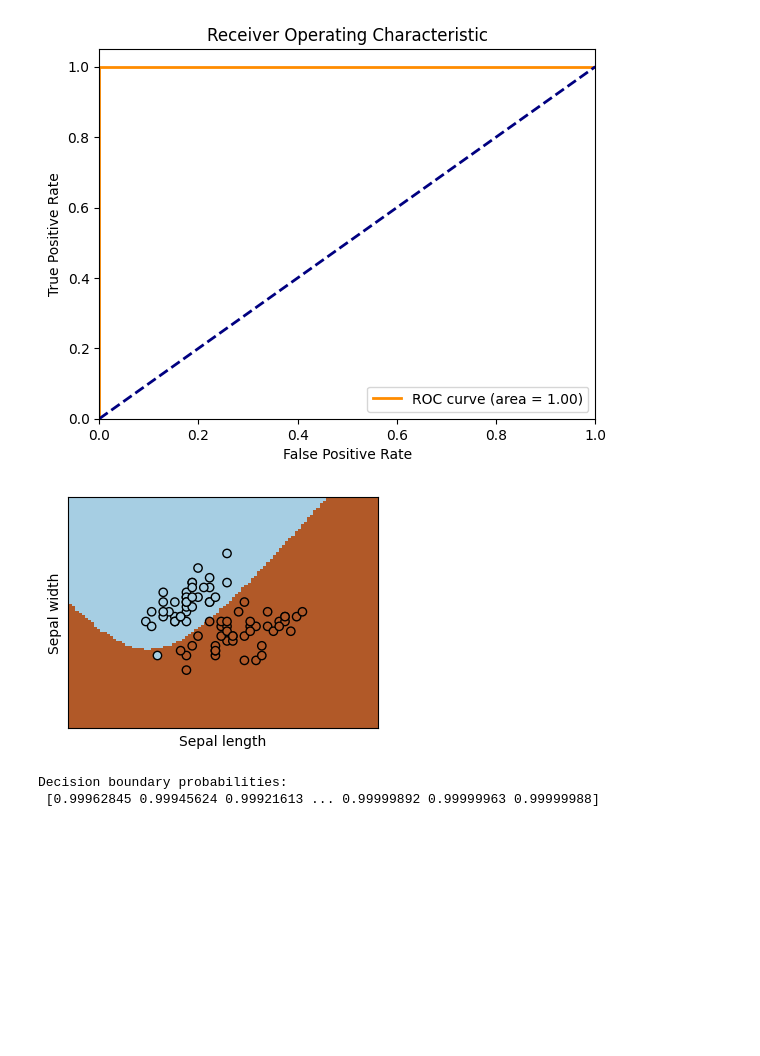
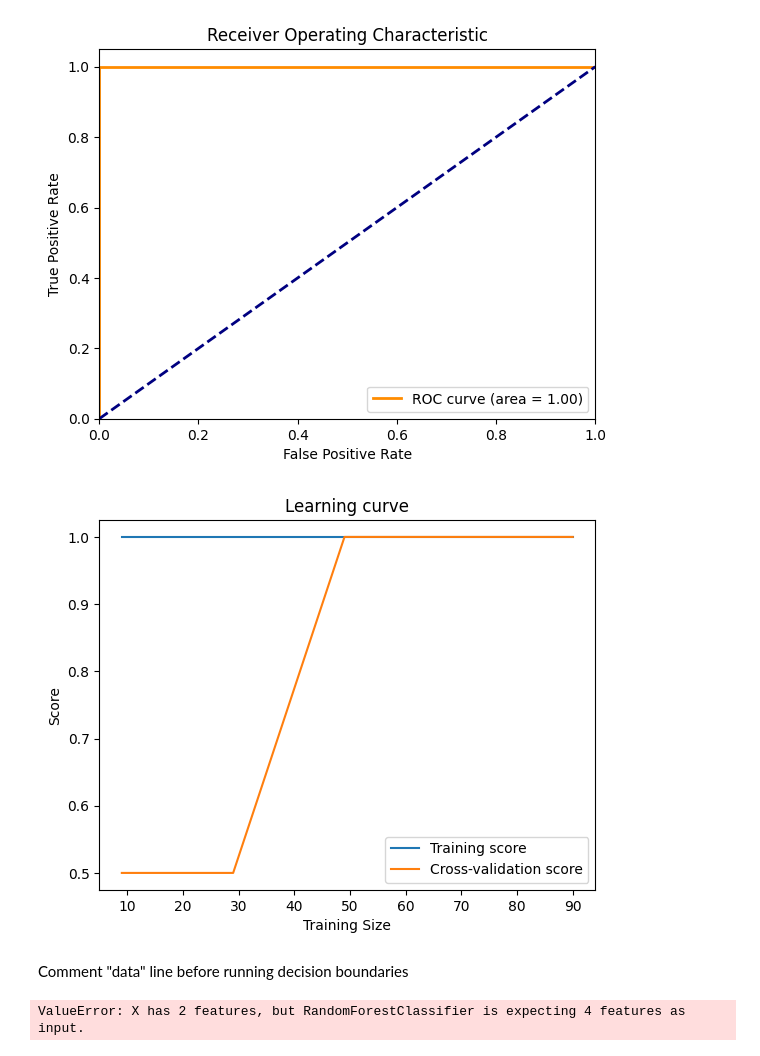
Before and after one commit to JasonV255/Vscode, a Jupyter notebook: AI/Classifier.ipynb, the cells around one changed output. Cells and saved outputs as stored; diff of their text form; code cells hidden in the pictures; blank space fills up the shorter version.

Commit message:
Finoshed classifier

```diff
--- a/AI/Classifier.ipynb
+++ b/AI/Classifier.ipynb
@@ -28,7 +28,4 @@ df.head()
 # %%
 # iris.data holds the numerical values of the features
 data = iris.data[indices]
-data = data[:, :2]
-
-# iris.target holds the numerical values of the labels
 target = iris.target[indices]
@@ -47,13 +48,13 @@ Choose 1 binary classifier to run
 #Naive Bayes
 from sklearn.naive_bayes import GaussianNB
 
-gnb = GaussianNB()
+clf = GaussianNB()
 
 #Train the model
-gnb.fit(X_train, y_train)
+clf.fit(X_train, y_train)
 
 # Predict the response from X test
-y_pred = gnb.predict(X_test)
+y_pred = clf.predict(X_test)
 # %%
 #Logistic Regression
 from sklearn.linear_model import LogisticRegression
@@ -69,3 +69,14 @@ y_pred = clf.predict(X_test)
+# %%
+#Random Forest
+from sklearn.ensemble import RandomForestClassifier
+
+clf = RandomForestClassifier()
+
+# Train the model using the training sets
+clf.fit(X_train, y_train)
+
+# Predict the response for test dataset
+y_pred = clf.predict(X_test)
 # %% [markdown]
 Run cells below this to see accuracy scores
 # %%
@@ -106,6 +117,26 @@ plt.legend(loc="lower right")
 plt.show()
 # %% [output]
 [figure]
+# %%
+#Learning curve
+from sklearn.model_selection import learning_curve
+
+train_sizes, train_scores, test_scores = learning_curve(clf, data, target, cv=10)
+train_scores_mean = np.mean(train_scores, axis=1)
+test_scores_mean = np.mean(test_scores, axis=1)
+
+plt.figure()
+plt.plot(train_sizes, train_scores_mean, label='Training score')
+plt.plot(train_sizes, test_scores_mean, label='Cross-validation score')
+plt.title('Learning curve')
+plt.xlabel('Training Size')
+plt.ylabel('Score')
+plt.legend(loc='best')
+plt.show()
+# %% [output]
+[figure, added]
+# %% [markdown]
+Comment "data" line before running decision boundaries
 # %%
 #Decision boundaries line
 # Plot decision boundaries
@@ -113,7 +144,7 @@ x_min, x_max = X_train[:, 0].min() - .5, X_train[:, 0].max() + .5
 y_min, y_max = X_train[:, 1].min() - .5, X_train[:, 1].max() + .5
 h = .02  # step size in the mesh
 xx, yy = np.meshgrid(np.arange(x_min, x_max, h), np.arange(y_min, y_max, h))
-Z = gnb.predict(np.c_[xx.ravel(), yy.ravel()])
+Z = clf.predict(np.c_[xx.ravel(), yy.ravel()])
 
 
 # Put the result into a color plot
@@ -133,11 +164,8 @@ plt.yticks(())
 
 plt.show()
 # %% [output]
-[figure, removed]
+ValueError: X has 2 features, but RandomForestClassifier is expecting 4 features as input.
 # %%
 xx, yy = np.meshgrid(np.arange(x_min, x_max, h), np.arange(y_min, y_max, h))
-Z = gnb.predict_proba(np.c_[xx.ravel(), yy.ravel()])[:, 1]
+Z = clf.predict_proba(np.c_[xx.ravel(), yy.ravel()])[:, 1]
 print("Decision boundary probabilities:\n", Z)
-# %% [output]
-Decision boundary probabilities:
- [0.99962845 0.99945624 0.99921613 ... 0.99999892 0.99999963 0.99999988]
```
Also changed, not shown: parts of 3 cells of this notebook, 1 other file.
